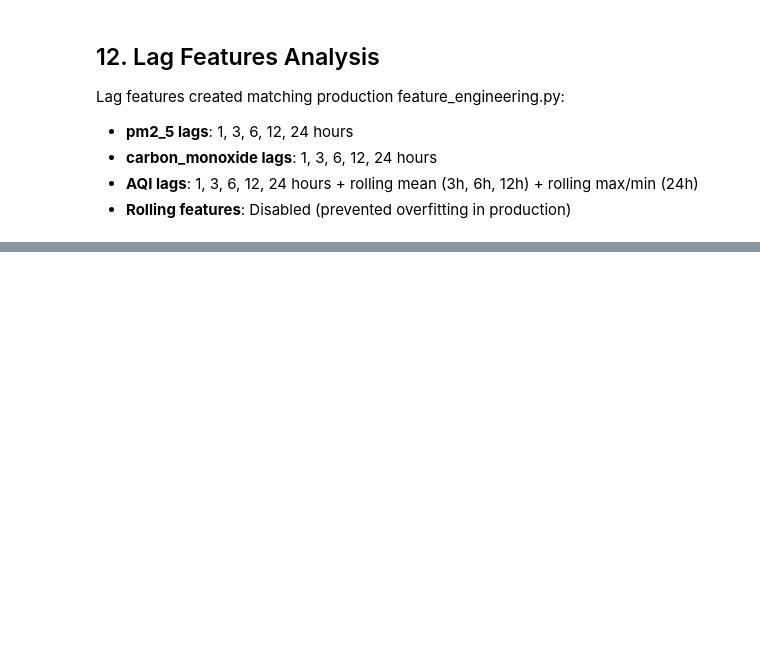
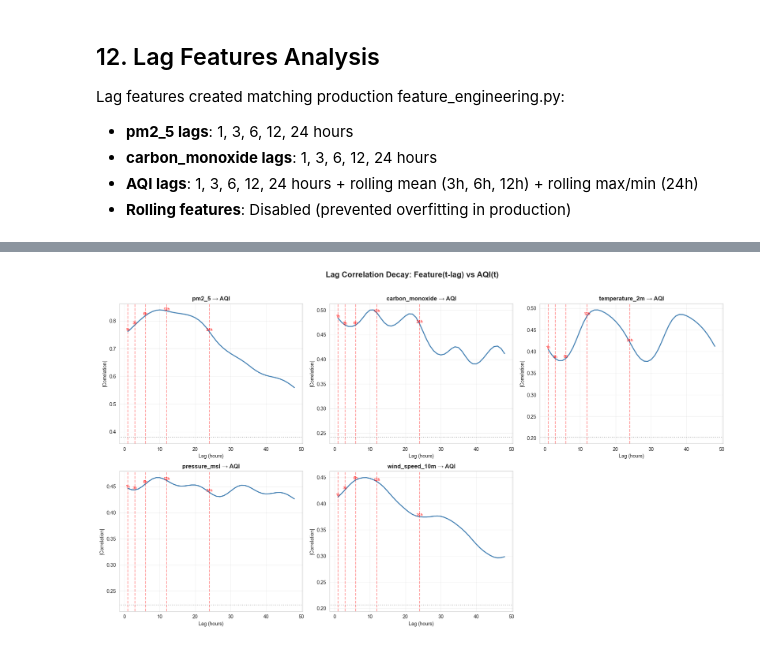
Before and after one commit to SyedaAnoosha/AQI-Predictor, a Jupyter notebook: notebooks/eda.ipynb, the cells around one changed output, grey strips where cells are left out. Cells and saved outputs as stored; diff of their text form; code cells hidden in the pictures; blank space fills up the shorter version.

```diff
--- a/notebooks/eda.ipynb
+++ b/notebooks/eda.ipynb
@@ -500,0 +621,84 @@ Lag features created matching production feature_engineering.py:
+# %%
+# ── 3. Lag Decay Analysis & Optimal Lag Selection ──
+# How quickly does predictive power decay with increasing lag?
+
+key_features = ['pm2_5', 'carbon_monoxide', 'temperature_2m', 'pressure_msl', 'wind_speed_10m']
+key_features = [f for f in key_features if f in df_clean.columns]
+
+fine_lags = list(range(1, 49))  # 1h to 48h
+
+fig, axes = plt.subplots(2, 3, figsize=(18, 10))
+axes = axes.flatten()
+
+recommended_lags = {}
+
+for idx, feat in enumerate(key_features):
+    corrs = []
+    for lag in fine_lags:
+        shifted = df_clean[feat].shift(lag)
+        valid = pd.concat([shifted, df_clean['aqi']], axis=1).dropna()
+        corrs.append(abs(valid[feat].corr(valid['aqi'])))
+
+    axes[idx].plot(fine_lags, corrs, color='steelblue', linewidth=2)
+    axes[idx].set_title(f'{feat} → AQI', fontweight='bold')
+    axes[idx].set_xlabel('Lag (hours)')
+    axes[idx].set_ylabel('|Correlation|')
+    axes[idx].grid(True, alpha=0.3)
+
+    # Find "elbow" points: where correlation drops significantly
+    corrs_arr = np.array(corrs)
+    # Mark current production lags
+    for prod_lag in [1, 3, 6, 12, 24]:
+        if prod_lag <= len(corrs):
+            axes[idx].axvline(x=prod_lag, color='red', linestyle='--', alpha=0.4)
+            axes[idx].annotate(f'{prod_lag}h', (prod_lag, corrs[prod_lag-1]),
+                             fontsize=8, color='red', ha='center', va='bottom')
+
+    # Recommend lags where |corr| is still meaningful (> 50% of lag-1 correlation)
+    threshold = corrs[0] * 0.5
+    useful_lags = [l for l, c in zip(fine_lags, corrs) if c >= threshold]
+    max_useful = max(useful_lags) if useful_lags else 1
+    axes[idx].axhline(y=threshold, color='gray', linestyle=':', alpha=0.5)
+
+    # Pick optimal sparse lags: 1h, then geometric spacing up to max_useful
+    optimal = sorted(set([1] + [l for l in [1, 3, 6, 12, 24, 48] if l <= max_useful]))
+    recommended_lags[feat] = optimal
+
+# Hide unused subplot
+if len(key_features) < 6:
+    for j in range(len(key_features), 6):
+        axes[j].set_visible(False)
+
+plt.suptitle('Lag Correlation Decay: Feature(t-lag) vs AQI(t)', fontsize=16, fontweight='bold', y=1.02)
+plt.tight_layout()
+plt.show()
+
+# Summary table
+print("\n" + "=" * 70)
+print("RECOMMENDED LAG FEATURES PER VARIABLE")
+print("=" * 70)
+print(f"\n  {'Feature':<25} {'Recommended Lags':<35} {'# Lags'}")
+print("  " + "-" * 65)
+for feat, lags in recommended_lags.items():
+    lag_str = ", ".join([f"{l}h" for l in lags])
+    print(f"  {feat:<25} {lag_str:<35} {len(lags)}")
+
+# Compare with current production lags
+print("\n\nCurrent production lags: pm2_5 [1,3,6,12,24], carbon_monoxide [1,3,6,12,24]")
+print("\nVerdict:")
+for feat, lags in recommended_lags.items():
+    prod = [1, 3, 6, 12, 24] if feat in ['pm2_5', 'carbon_monoxide'] else []
+    if prod:
+        missing = set(lags) - set(prod)
+        unnecessary = set(prod) - set(lags)
+        if missing:
+            print(f"  {feat}: consider ADDING lags {sorted(missing)}")
+        if unnecessary:
+            print(f"  {feat}: consider REMOVING lags {sorted(unnecessary)}")
+        if not missing and not unnecessary:
+            print(f"  {feat}: production lags look good ✓")
+    else:
+        if len(lags) > 0:
+            print(f"  {feat}: NOT USED in production — consider adding lags {lags}")
+# %% [output]
+[figure, added]
```
Also changed, not shown: parts of 14 cells of this notebook, 7 other files.
